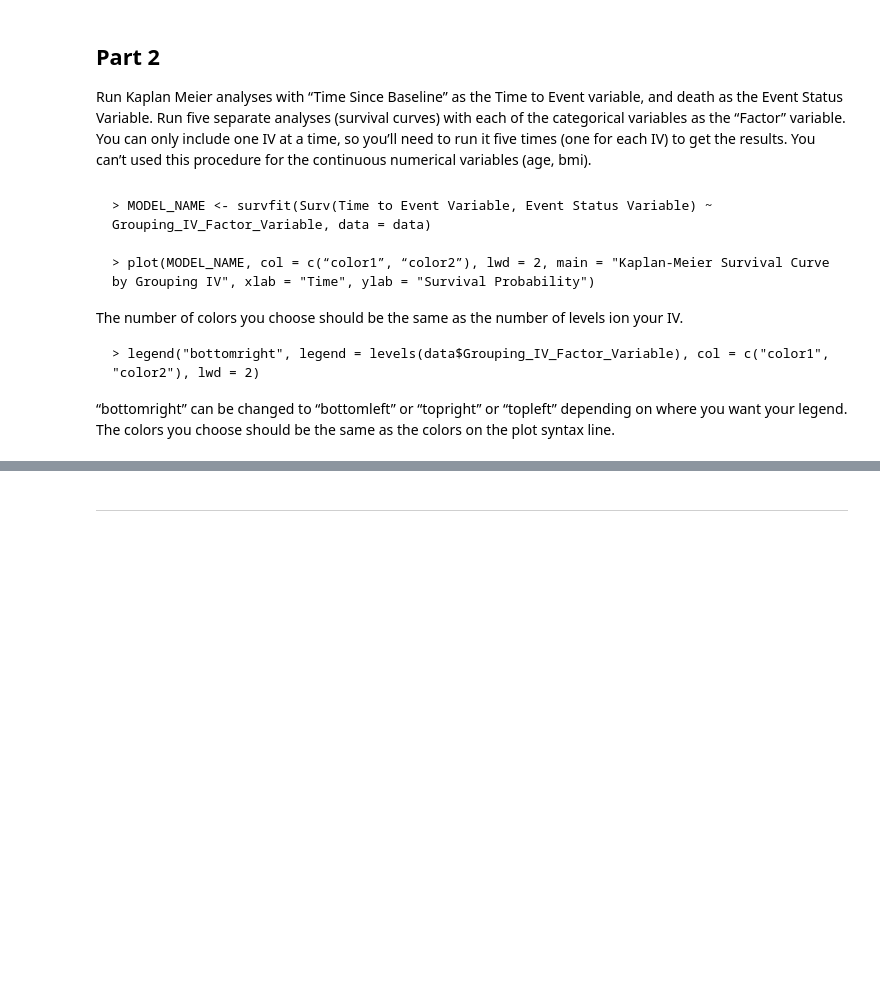
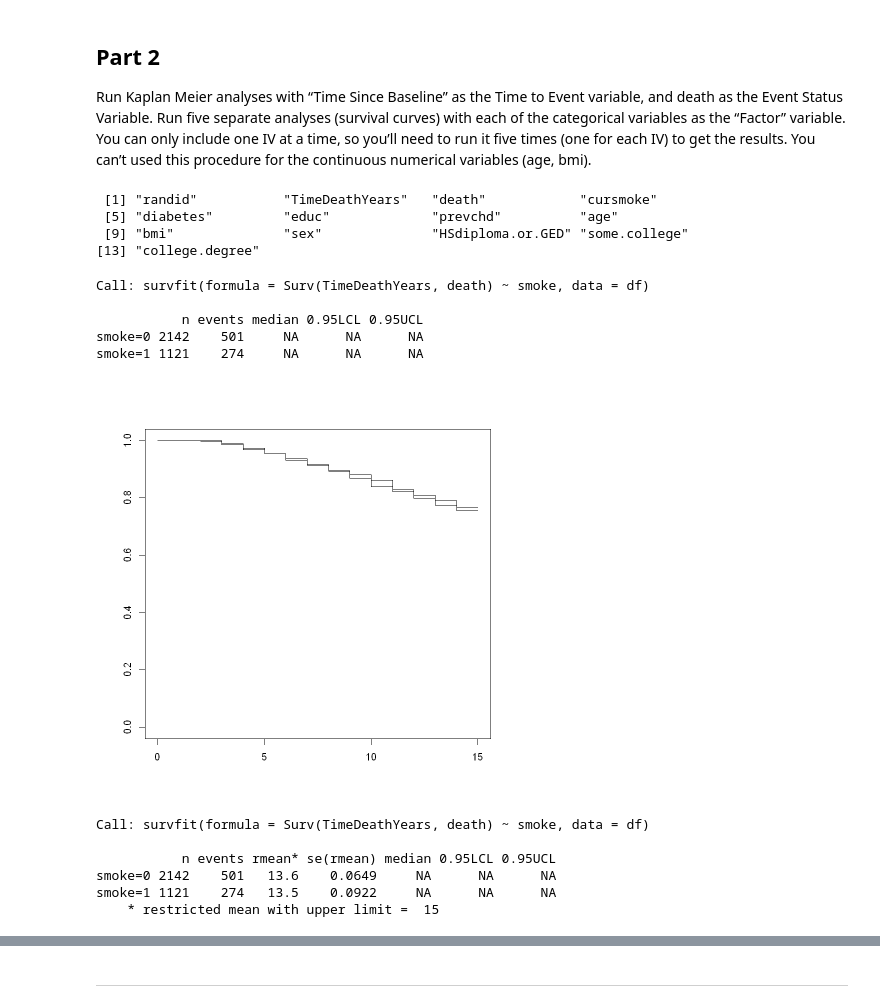
Before and after one commit to tyg3rr/HM878-Biostats, a Jupyter notebook: Problem Set 5 Cox and Kaplan Meier .ipynb, the cells around one changed output, grey strips where cells are left out. Saved outputs shown, nothing was run; the diff lists cells and outputs as text; code cells hidden in the pictures; blank space fills up the shorter version.

```diff
--- a/Problem Set 5 Cox and Kaplan Meier .ipynb
+++ b/Problem Set 5 Cox and Kaplan Meier .ipynb
@@ -68,13 +145,38 @@ This is what you get:
 ## Part 2
 
 Run Kaplan Meier analyses with “Time Since Baseline” as the Time to Event variable, and death as the Event Status Variable.  Run five separate analyses (survival curves) with each of the categorical variables as the “Factor” variable. You can only include one IV at a time, so you’ll need to run it five times (one for each IV) to get the results. You can’t used this procedure for the continuous numerical variables (age, bmi).
-# %% [markdown]
-    > MODEL_NAME <- survfit(Surv(Time to Event Variable, Event Status Variable) ~ Grouping_IV_Factor_Variable, data = data)
-
-    > plot(MODEL_NAME, col = c(“color1”, “color2”), lwd = 2, main = "Kaplan-Meier Survival Curve by Grouping IV", xlab = "Time", ylab = "Survival Probability")
-
-The number of colors you choose should be the same as the number of levels ion your IV.
-
-    > legend("bottomright", legend = levels(data$Grouping_IV_Factor_Variable), col = c("color1", "color2"), lwd = 2)
-
-“bottomright” can be changed to “bottomleft” or “topright” or “topleft” depending on where you want your legend. The colors you choose should be the same as the colors on the plot syntax line.
+# %%
+colnames(df)
+# %% [output]
+ [1] "randid"           "TimeDeathYears"   "death"            "cursmoke"
+ [5] "diabetes"         "educ"             "prevchd"          "age"
+ [9] "bmi"              "sex"              "HSdiploma.or.GED" "some.college"
+[13] "college.degree"
+# %%
+df$smoke <- factor(df$cursmoke)
+# %%
+km.cursmoke.0 <- survfit(Surv(TimeDeathYears, death) ~ 1, data = df)
+km.cursmoke.1 <- survfit(Surv(TimeDeathYears, death) ~
+smoke, data=df
+)
+# %%
+km.cursmoke.1
+# %% [output]
+Call: survfit(formula = Surv(TimeDeathYears, death) ~ smoke, data = df)
+
+           n events median 0.95LCL 0.95UCL
+smoke=0 2142    501     NA      NA      NA
+smoke=1 1121    274     NA      NA      NA
+# %%
+plot(km.cursmoke.1)
+# %% [output]
+[figure, added]
+# %%
+print(km.cursmoke.1, print.rmean = T)
+# %% [output]
+Call: survfit(formula = Surv(TimeDeathYears, death) ~ smoke, data = df)
+
+           n events rmean* se(rmean) median 0.95LCL 0.95UCL
+smoke=0 2142    501   13.6    0.0649     NA      NA      NA
+smoke=1 1121    274   13.5    0.0922     NA      NA      NA
+    * restricted mean with upper limit =  15
```
Also changed, not shown: parts of 16 cells of this notebook.
